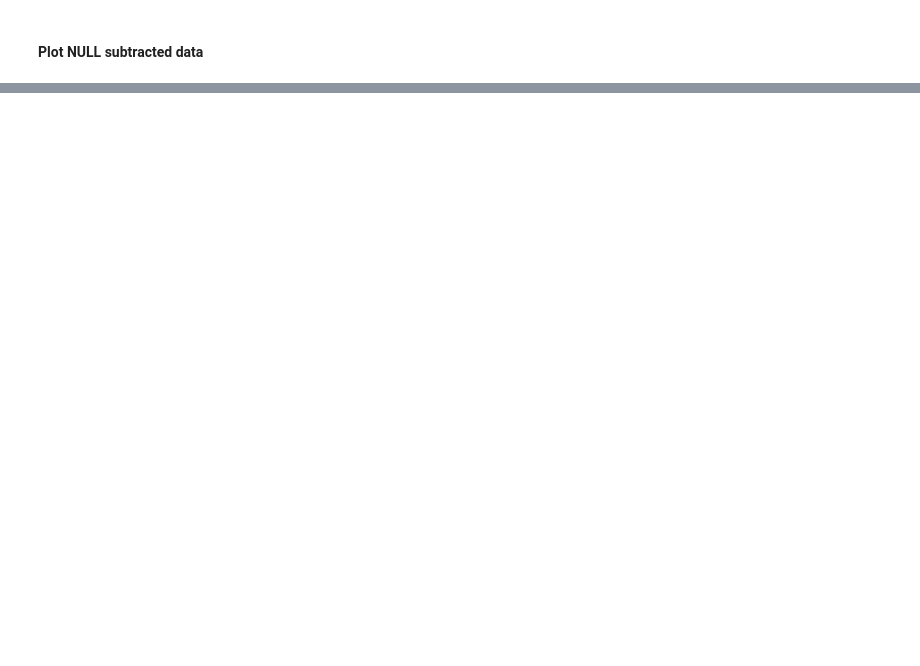
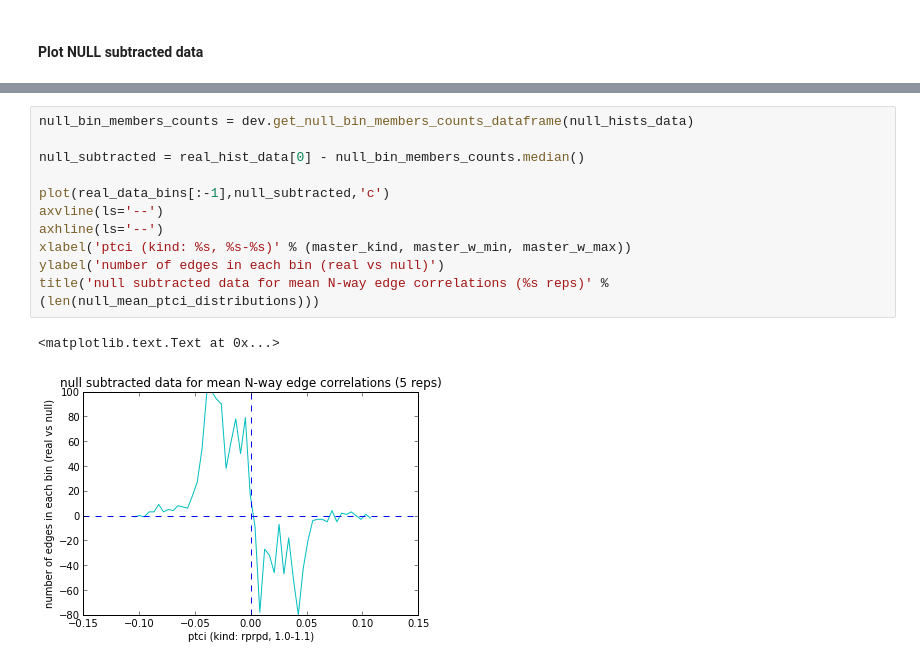
Before and after one commit to xguse/ipy_notebooks, a Jupyter notebook: PTCI_testing_rprpd_1.0_1.1.ipynb, the cells around one changed output, grey strips where cells are left out. Drawn from its saved outputs; the diff is of its cells as text; blank space fills up the shorter version.

```diff
--- a/PTCI_testing_rprpd_1.0_1.1.ipynb
+++ b/PTCI_testing_rprpd_1.0_1.1.ipynb
@@ -377,0 +381,14 @@ ylabel('number of edges in each bin (real vs null)')
+# %%
+null_bin_members_counts = dev.get_null_bin_members_counts_dataframe(null_hists_data)
+
+null_subtracted = real_hist_data[0] - null_bin_members_counts.median()
+
+plot(real_data_bins[:-1],null_subtracted,'c')
+axvline(ls='--')
+axhline(ls='--')
+xlabel('ptci (kind: %s, %s-%s)' % (master_kind, master_w_min, master_w_max))
+ylabel('number of edges in each bin (real vs null)')
+title('null subtracted data for mean N-way edge correlations (%s reps)' % (len(null_mean_ptci_distributions)))
+# %% [output]
+<matplotlib.text.Text at 0x...>
+[figure, added]
```
Also changed, not shown: parts of 5 cells of this notebook, 2 other files.
